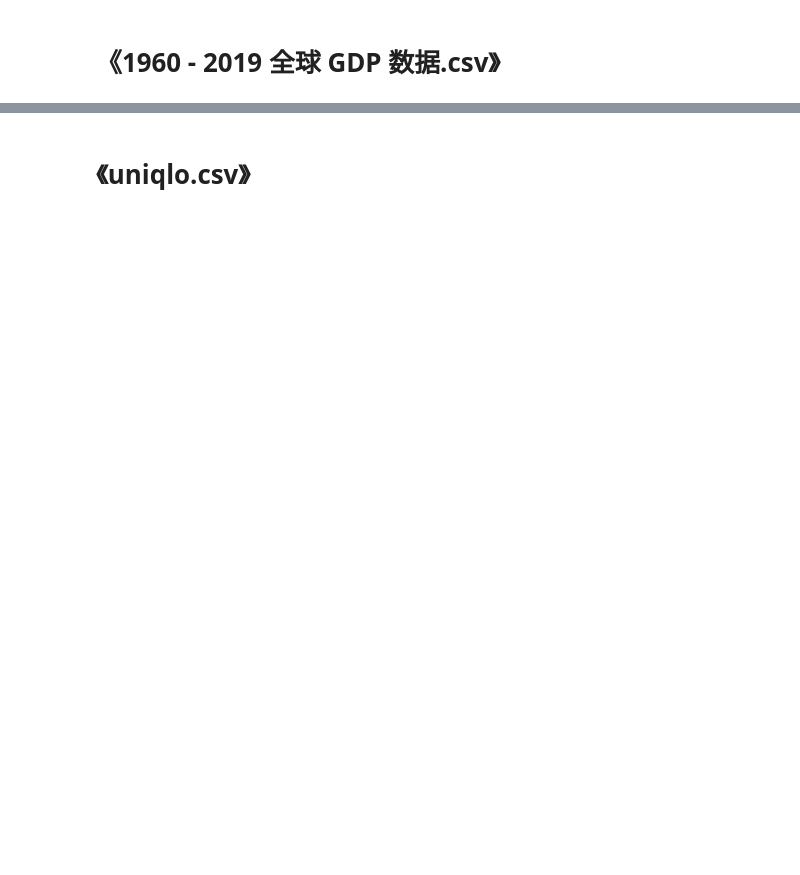
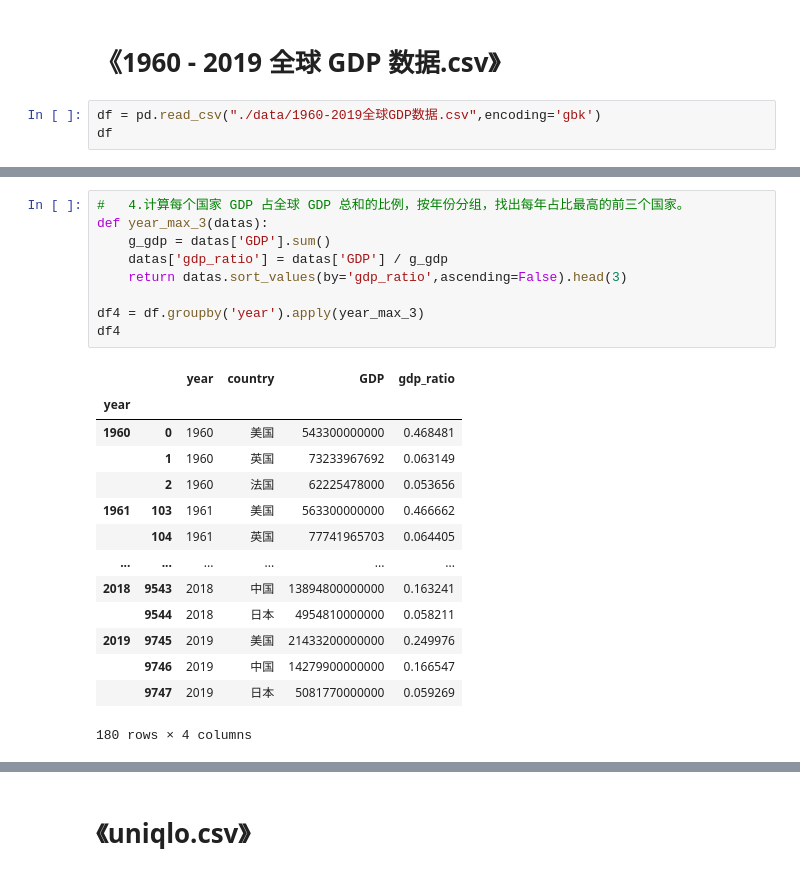
Before and after one commit to xlg08/Python_fo, a Jupyter notebook: 02_数据处理和统计分析/day11_matplotlib/day_11/day_11.ipynb, the cells around one changed output, grey strips where cells are left out. Cells and saved outputs as stored; diff of their text form; blank space fills up the shorter version.

```diff
--- a/02_数据处理和统计分析/day11_matplotlib/day_11/day_11.ipynb
+++ b/02_数据处理和统计分析/day11_matplotlib/day_11/day_11.ipynb
@@ -60,2 +274,5 @@ df
 # %% [markdown]
 # 《1960 - 2019 全球 GDP 数据.csv》
+# %%
+df = pd.read_csv("./data/1960-2019全球GDP数据.csv",encoding='gbk')
+df
@@ -70,2 +359,26 @@ df
+# %%
+# 	4.计算每个国家 GDP 占全球 GDP 总和的比例，按年份分组，找出每年占比最高的前三个国家。
+def year_max_3(datas):
+    g_gdp = datas['GDP'].sum()
+    datas['gdp_ratio'] = datas['GDP'] / g_gdp
+    return datas.sort_values(by='gdp_ratio',ascending=False).head(3)
+
+df4 = df.groupby('year').apply(year_max_3)
+df4
+# %% [output]
+|  |  | year | country | GDP | gdp_ratio |
+| year |  |  |  |  |  |
+| 1960 | 0 | 1960 | 美国 | 543300000000 | 0.468481 |
+|  | 1 | 1960 | 英国 | 73233967692 | 0.063149 |
+|  | 2 | 1960 | 法国 | 62225478000 | 0.053656 |
+| 1961 | 103 | 1961 | 美国 | 563300000000 | 0.466662 |
+|  | 104 | 1961 | 英国 | 77741965703 | 0.064405 |
+| ... | ... | ... | ... | ... | ... |
+| 2018 | 9543 | 2018 | 中国 | 13894800000000 | 0.163241 |
+|  | 9544 | 2018 | 日本 | 4954810000000 | 0.058211 |
+| 2019 | 9745 | 2019 | 美国 | 21433200000000 | 0.249976 |
+|  | 9746 | 2019 | 中国 | 14279900000000 | 0.166547 |
+|  | 9747 | 2019 | 日本 | 5081770000000 | 0.059269 |
+180 rows × 4 columns
 # %%
 # 	5.把国家名称中包含特定字符（如 “国”）的国家数据提取出来，按 GDP 降序排序，保存为新的 CSV 文件。
```
Also changed, not shown: parts of 39 cells of this notebook, 6 other files.
